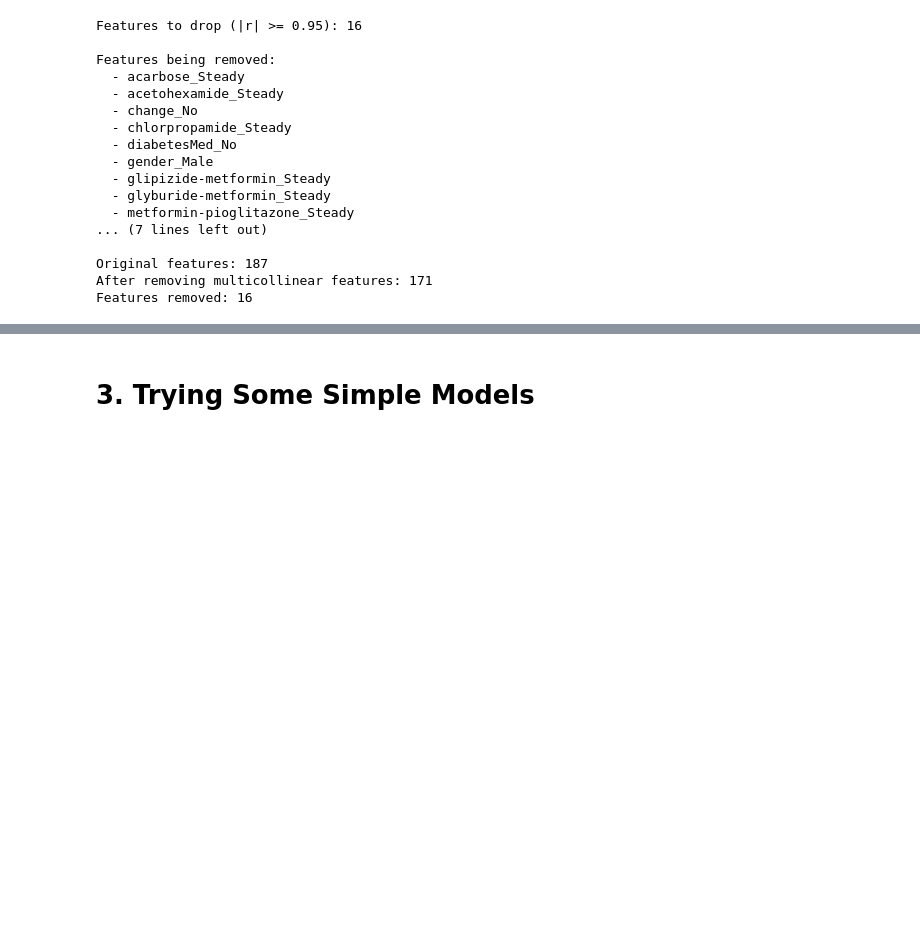
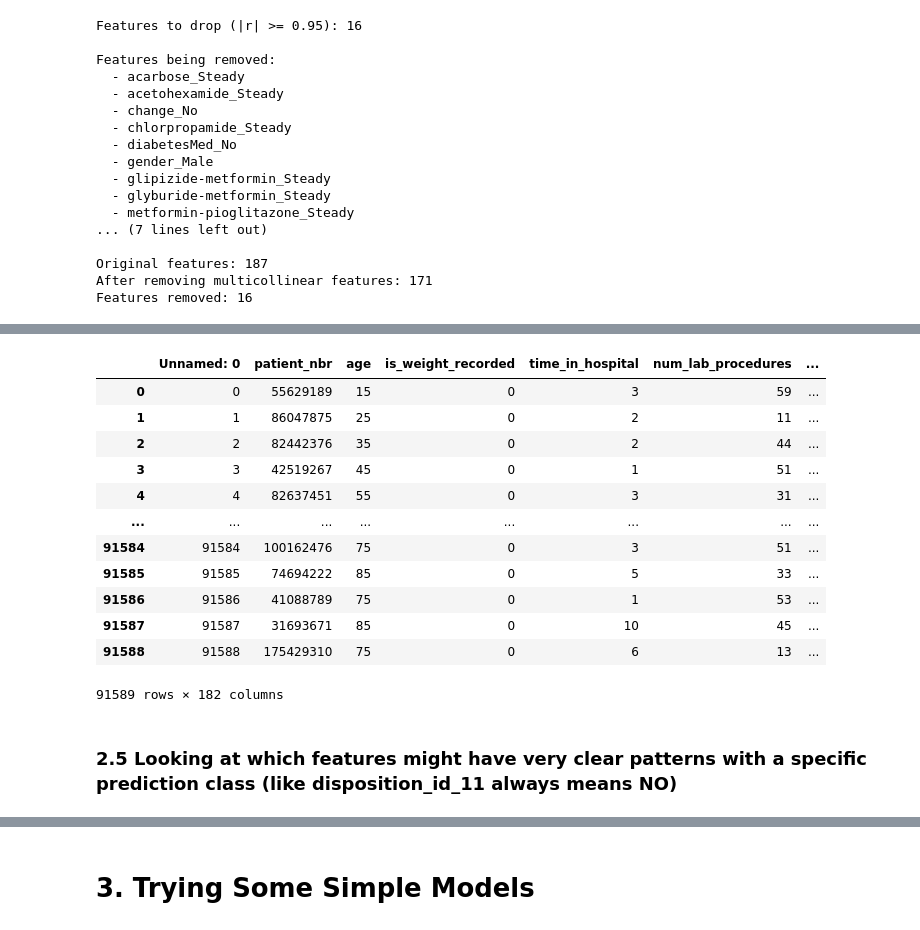
Before and after one commit to levon-d/BENG0095_Coursework, a Jupyter notebook: notebooks/main.ipynb, the cells around one changed output, grey strips where cells are left out. Drawn from its saved outputs; the diff is of its cells as text; code cells hidden in the pictures; blank space fills up the shorter version.

Commit message:
deterministic patterns

```diff
--- a/notebooks/main.ipynb
+++ b/notebooks/main.ipynb
@@ -720,0 +929,18 @@ Features removed: 16
+# %%
+train_df
+# %% [output]
+|  | Unnamed: 0 | patient_nbr | age | is_weight_recorded | time_in_hospital | num_lab_procedures | ... |
+| 0 | 0 | 55629189 | 15 | 0 | 3 | 59 | ... |
+| 1 | 1 | 86047875 | 25 | 0 | 2 | 11 | ... |
+| 2 | 2 | 82442376 | 35 | 0 | 2 | 44 | ... |
+| 3 | 3 | 42519267 | 45 | 0 | 1 | 51 | ... |
+| 4 | 4 | 82637451 | 55 | 0 | 3 | 31 | ... |
+| ... | ... | ... | ... | ... | ... | ... | ... |
+| 91584 | 91584 | 100162476 | 75 | 0 | 3 | 51 | ... |
+| 91585 | 91585 | 74694222 | 85 | 0 | 5 | 33 | ... |
+| 91586 | 91586 | 41088789 | 75 | 0 | 1 | 53 | ... |
+| 91587 | 91587 | 31693671 | 85 | 0 | 10 | 45 | ... |
+| 91588 | 91588 | 175429310 | 75 | 0 | 6 | 13 | ... |
+91589 rows × 182 columns
+# %% [markdown]
+### 2.5 Looking at which features might have very clear patterns with a specific prediction class (like disposition_id_11 always means NO)
```
Also changed, not shown: parts of 8 cells of this notebook, 2 other files.
